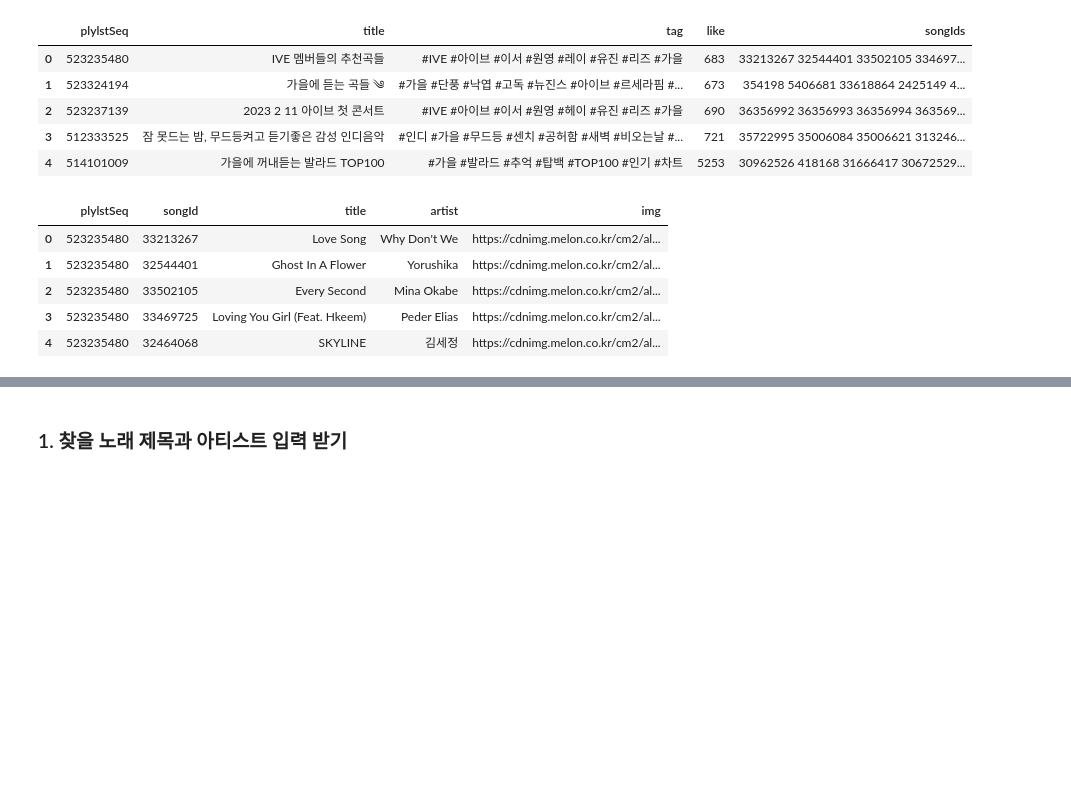
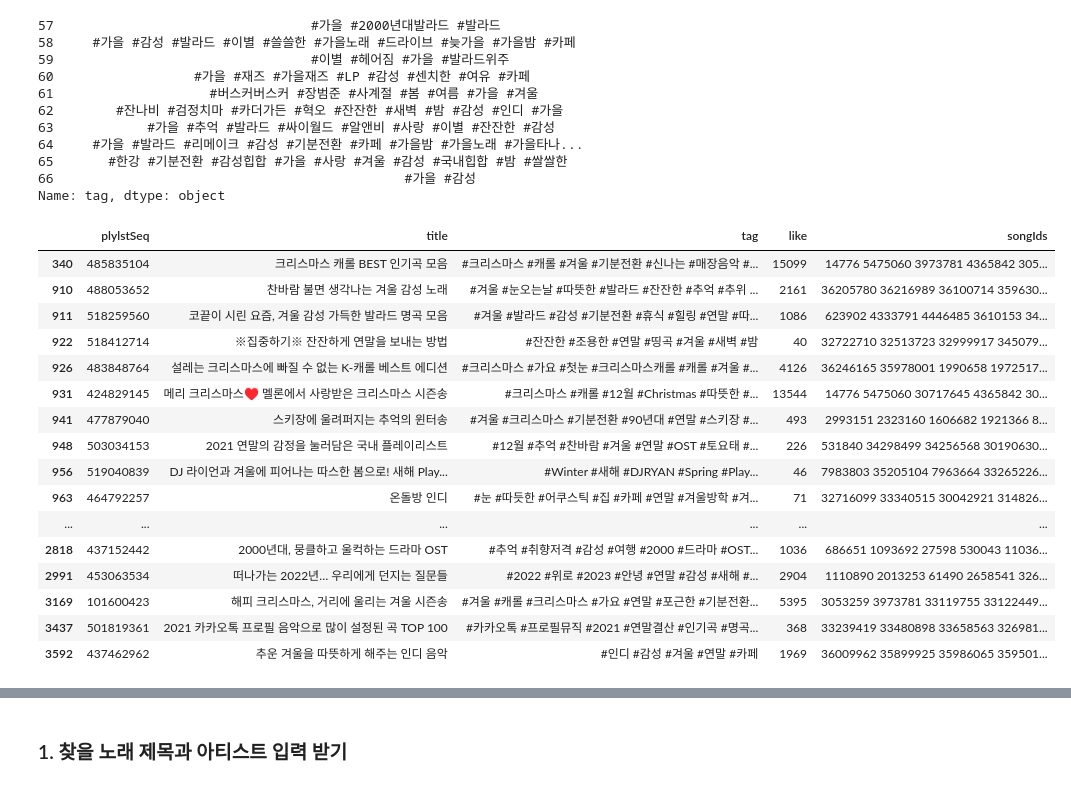
Before and after one commit to wowgang/DataAnalysis_Lecture-2023.04, a Jupyter notebook: 100.도전했조/플리기반.ipynb, the cells around one changed output, grey strips where cells are left out. Cells and saved outputs as stored; diff of their text form; code cells hidden in the pictures; blank space fills up the shorter version.

```diff
--- a/100.도전했조/플리기반.ipynb
+++ b/100.도전했조/플리기반.ipynb
@@ -15,18 +15,14 @@ df.shape, plist1.shape, plist2.shape
 # %%
-plist1.head()
+plist1.tag.head(67).tail(10)
 # %% [output]
-|  | plylstSeq | title | tag | like | songIds |
-| 0 | 523235480 | IVE 멤버들의 추천곡들 | #IVE #아이브 #이서 #원영 #레이 #유진 #리즈 #가을 | 683 | 33213267 32544401 33502105 334697... |
-| 1 | 523324194 | 가을에 듣는 곡들 ༄ | #가을 #단풍 #낙엽 #고독 #뉴진스 #아이브 #르세라핌 #... | 673 | 354198 5406681 33618864 2425149 4... |
-| 2 | 523237139 | 2023 2 11 아이브 첫 콘서트 | #IVE #아이브 #이서 #원영 #헤이 #유진 #리즈 #가을 | 690 | 36356992 36356993 36356994 363569... |
-| 3 | 512333525 | 잠 못드는 밤, 무드등켜고 듣기좋은 감성 인디음악 | #인디 #가을 #무드등 #센치 #공허함 #새벽 #비오는날 #... | 721 | 35722995 35006084 35006621 313246... |
-| 4 | 514101009 | 가을에 꺼내듣는 발라드 TOP100 | #가을 #발라드 #추억 #탑백 #TOP100 #인기 #차트 | 5253 | 30962526 418168 31666417 30672529... |
+57                                 #가을 #2000년대발라드 #발라드
+58     #가을 #감성 #발라드 #이별 #쓸쓸한 #가을노래 #드라이브 #늦가을 #가을밤 #카페
+59                                 #이별 #헤어짐 #가을 #발라드위주
+60                  #가을 #재즈 #가을재즈 #LP #감성 #센치한 #여유 #카페
+61                    #버스커버스커 #장범준 #사계절 #봄 #여름 #가을 #겨울
+62        #잔나비 #검정치마 #카더가든 #혁오 #잔잔한 #새벽 #밤 #감성 #인디 #가을
+63            #가을 #추억 #발라드 #싸이월드 #알앤비 #사랑 #이별 #잔잔한 #감성
+64     #가을 #발라드 #리메이크 #감성 #기분전환 #카페 #가을밤 #가을노래 #가을타나...
+65       #한강 #기분전환 #감성힙합 #가을 #사랑 #겨울 #감성 #국내힙합 #밤 #쌀쌀한
+66                                             #가을 #감성
+Name: tag, dtype: object
-# %%
-plist2.head()
-# %% [output]
-|  | plylstSeq | songId | title | artist | img |
-| 0 | 523235480 | 33213267 | Love Song | Why Don't We | https://cdnimg.melon.co.kr/cm2/al... |
-| 1 | 523235480 | 32544401 | Ghost In A Flower | Yorushika | https://cdnimg.melon.co.kr/cm2/al... |
-| 2 | 523235480 | 33502105 | Every Second | Mina Okabe | https://cdnimg.melon.co.kr/cm2/al... |
-| 3 | 523235480 | 33469725 | Loving You Girl (Feat. Hkeem) | Peder Elias | https://cdnimg.melon.co.kr/cm2/al... |
-| 4 | 523235480 | 32464068 | SKYLINE | 김세정 | https://cdnimg.melon.co.kr/cm2/al... |
@@ -32,0 +31,21 @@ plist2.head()
+# %%
+# plist1[plist1.tag.str.contains('퇴근길') & plist1.tag.str.contains('야경')]
+plist1[plist1.tag.str.contains('연말')]
+# %% [output]
+|  | plylstSeq | title | tag | like | songIds |
+| 340 | 485835104 | 크리스마스 캐롤 BEST 인기곡 모음 | #크리스마스 #캐롤 #겨울 #기분전환 #신나는 #매장음악 #... | 15099 | 14776 5475060 3973781 4365842 305... |
+| 910 | 488053652 | 찬바람 불면 생각나는 겨울 감성 노래 | #겨울 #눈오는날 #따뜻한 #발라드 #잔잔한 #추억 #추위 ... | 2161 | 36205780 36216989 36100714 359630... |
+| 911 | 518259560 | 코끝이 시린 요즘, 겨울 감성 가득한 발라드 명곡 모음 | #겨울 #발라드 #감성 #기분전환 #휴식 #힐링 #연말 #따... | 1086 | 623902 4333791 4446485 3610153 34... |
+| 922 | 518412714 | ※집중하기※ 잔잔하게 연말을 보내는 방법 | #잔잔한 #조용한 #연말 #띵곡 #겨울 #새벽 #밤 | 40 | 32722710 32513723 32999917 345079... |
+| 926 | 483848764 | 설레는 크리스마스에 빠질 수 없는 K-캐롤 베스트 에디션 | #크리스마스 #가요 #첫눈 #크리스마스캐롤 #캐롤 #겨울 #... | 4126 | 36246165 35978001 1990658 1972517... |
+| 931 | 424829145 | 메리 크리스마스♥️ 멜론에서 사랑받은 크리스마스 시즌송 | #크리스마스 #캐롤 #12월 #Christmas #따뜻한 #... | 13544 | 14776 5475060 30717645 4365842 30... |
+| 941 | 477879040 | 스키장에 울려퍼지는 추억의 윈터송 | #겨울 #크리스마스 #기분전환 #90년대 #연말 #스키장 #... | 493 | 2993151 2323160 1606682 1921366 8... |
+| 948 | 503034153 | 2021 연말의 감정을 눌러담은 국내 플레이리스트 | #12월 #추억 #찬바람 #겨울 #연말 #OST #토요태 #... | 226 | 531840 34298499 34256568 30190630... |
+| 956 | 519040839 | DJ 라이언과 겨울에 피어나는 따스한 봄으로! 새해 Play... | #Winter #새해 #DJRYAN #Spring #Play... | 46 | 7983803 35205104 7963664 33265226... |
+| 963 | 464792257 | 온돌방 인디 | #눈 #따듯한 #어쿠스틱 #집 #카페 #연말 #겨울방학 #겨... | 71 | 32716099 33340515 30042921 314826... |
+| ... | ... | ... | ... | ... | ... |
+| 2818 | 437152442 | 2000년대, 뭉클하고 울컥하는 드라마 OST | #추억 #취향저격 #감성 #여행 #2000 #드라마 #OST... | 1036 | 686651 1093692 27598 530043 11036... |
+| 2991 | 453063534 | 떠나가는 2022년… 우리에게 던지는 질문들 | #2022 #위로 #2023 #안녕 #연말 #감성 #새해 #... | 2904 | 1110890 2013253 61490 2658541 326... |
+| 3169 | 101600423 | 해피 크리스마스, 거리에 울리는 겨울 시즌송 | #겨울 #캐롤 #크리스마스 #가요 #연말 #포근한 #기분전환... | 5395 | 3053259 3973781 33119755 33122449... |
+| 3437 | 501819361 | 2021 카카오톡 프로필 음악으로 많이 설정된 곡 TOP 100 | #카카오톡 #프로필뮤직 #2021 #연말결산 #인기곡 #명곡... | 368 | 33239419 33480898 33658563 326981... |
+| 3592 | 437462962 | 추운 겨울을 따뜻하게 해주는 인디 음악 | #인디 #감성 #겨울 #연말 #카페 | 1969 | 36009962 35899925 35986065 359501... |
```
Also changed, not shown: parts of 10 cells of this notebook, 15 other files.
